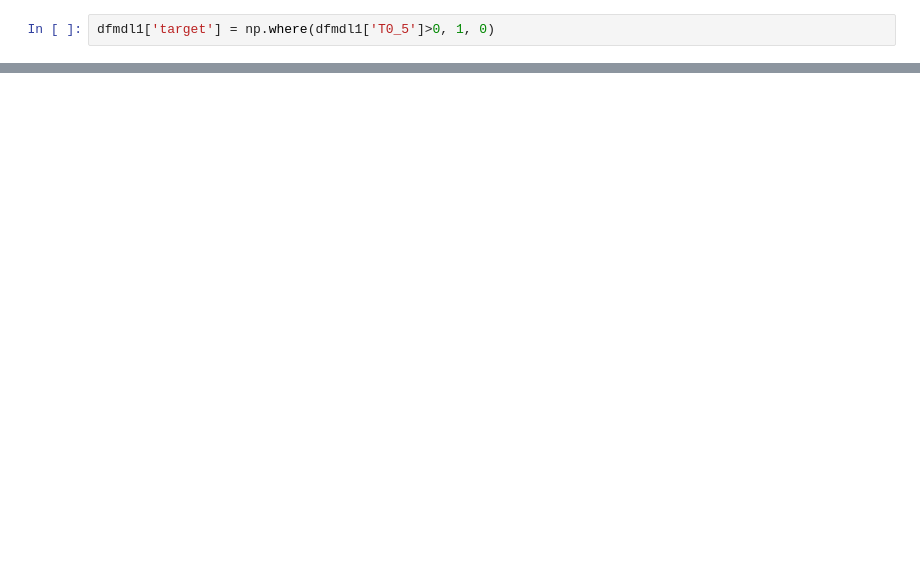
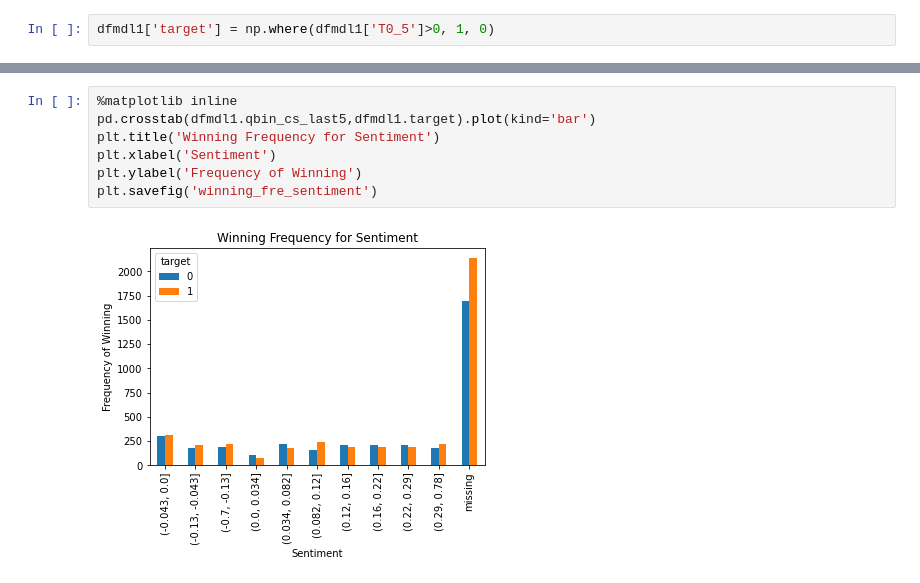
Before and after one commit to Emilio178/Bootcamp-Project2, a Jupyter notebook: 05_model_fitting.ipynb, the cells around one changed output, grey strips where cells are left out. Saved outputs shown, nothing was run; the diff lists cells and outputs as text; blank space fills up the shorter version.

```diff
--- a/05_model_fitting.ipynb
+++ b/05_model_fitting.ipynb
@@ -69,0 +148,9 @@ dfmdl1['qbin_'+var] = pd.qcut(dfmdl1[var], q=10, precision=0)
+# %%
+%matplotlib inline
+pd.crosstab(dfmdl1.qbin_cs_last5,dfmdl1.target).plot(kind='bar')
+plt.title('Winning Frequency for Sentiment')
+plt.xlabel('Sentiment')
+plt.ylabel('Frequency of Winning')
+plt.savefig('winning_fre_sentiment')
+# %% [output]
+[figure, added]
```
Also changed, not shown: parts of 24 cells of this notebook.
